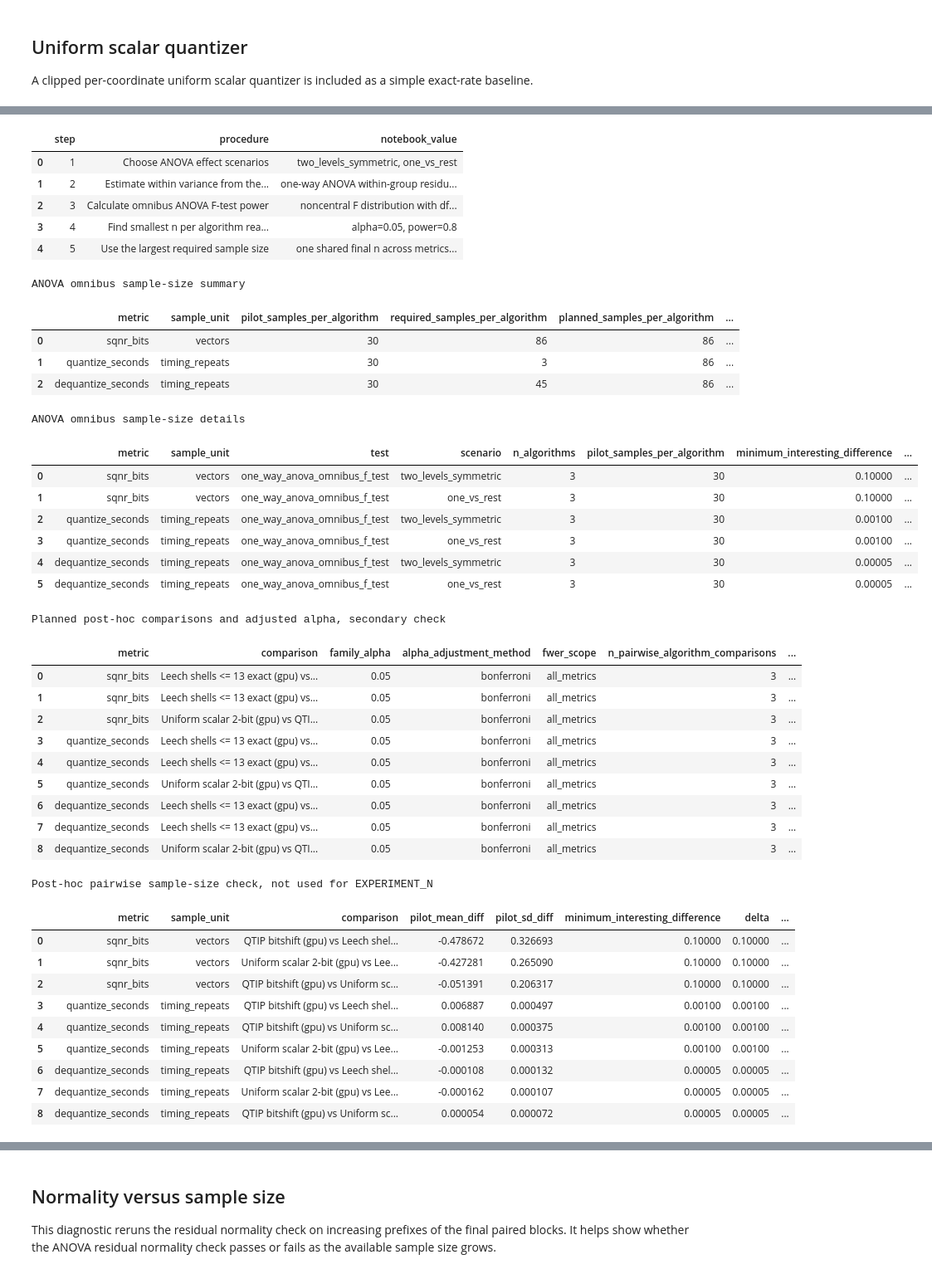
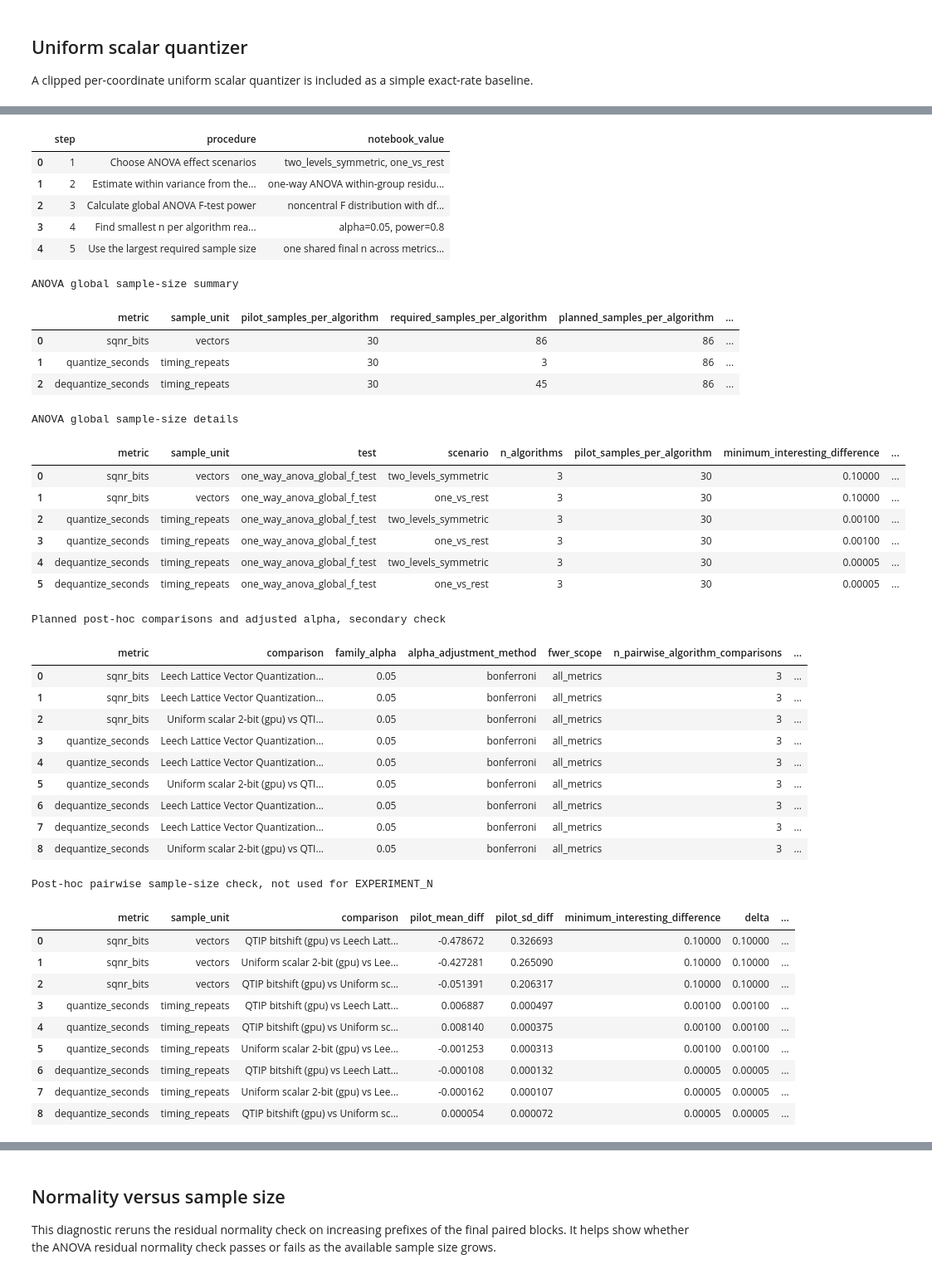
Before and after one commit to dmnunez1993/llm-quantization-benchmarks, a Jupyter notebook: quantizer_sample_size_experiment.ipynb, the cells around one changed output, grey strips where cells are left out. Shown at 83% size. Drawn from its saved outputs; the diff is of its cells as text; code cells hidden in the pictures.

```diff
--- a/quantizer_sample_size_experiment.ipynb
+++ b/quantizer_sample_size_experiment.ipynb
@@ -69,7 +69,7 @@ SEED = 0
 DIM = 24
 TARGET_BITS_PER_DIM = 2.0
 
-# Algorithms: Leech shell-13, uniform scalar 2-bit, and QTIP bitshift K=2.
+# Algorithms: Leech Lattice Vector Quantization, uniform scalar 2-bit, and QTIP bitshift K=2.
 LEECH_MAX_SHELL = 13
 LEECH_ANN_TOP_SHELLS = 0
 QTIP_REPO = ROOT / "third_party" / "qtip"
@@ -83,7 +83,7 @@ SCALE_BITS = 0
 SCALE_GRANULARITY = "none"
 PER_VECTOR_SCALAR_BITS = 0
 
-# Sample size calculation settings from the lecture: alpha, power, SD, and minimum interesting effect.
+# Sample size calculation settings: alpha, power, SD, and minimum interesting effect.
 # One run/block is one vector evaluated by every algorithm.
 # Each run records MSE, SQNR, quantize time, and dequantize time from the same quantize/dequantize call.
 PILOT_QUALITY_N = 30
@@ -102,7 +102,7 @@ FWER_SCOPE = "all_metrics"
 N_METRICS_FOR_FWER = 3
 MHT_CORRECTION_METHOD = "bonferroni"  # "bonferroni" or "sidak"
 
-# ANOVA omnibus sample-size scenarios from Topic 06.
+# Power-analysis sample-size scenarios for the three-algorithm mean comparison.
 ANOVA_EFFECT_SCENARIOS = ("two_levels_symmetric", "one_vs_rest")
 
 # Minimum interesting effects. Adjust these to match the claim you want to make.
@@ -110,9 +110,10 @@ MIN_INTERESTING_SQNR_BITS_DIFF = 0.10
 MIN_INTERESTING_QUANTIZE_SECONDS = 0.001
 MIN_INTERESTING_DEQUANTIZE_SECONDS = 0.00005
 
-# CSV output. Each top-to-bottom notebook execution writes exactly two raw data files in this run directory.
+# CSV output. Each top-to-bottom notebook execution writes exactly two raw data files in this deterministic run directory.
+# Re-running with the same SEED overwrites the same pilot/final CSVs, which keeps the experiment reproducible.
 RESULTS_DIR = ROOT / "results" / "quantizer_sample_size_experiment"
-RUN_ID = f"seed{SEED}_{time.strftime('%Y%m%d_%H%M%S')}"
+RUN_ID = f"seed{SEED}"
 RUN_DIR = RESULTS_DIR / RUN_ID
 
 
@@ -1516,7 +1517,7 @@ sample_size_procedure = pd.DataFrame([
     },
     {
         "step": 3,
-        "procedure": "Calculate omnibus ANOVA F-test power",
+        "procedure": "Calculate global ANOVA F-test power",
         "notebook_value": "noncentral F distribution with df1=a-1 and df2=a(n-1)",
     },
     {
@@ -1593,7 +1594,7 @@ sample_size_summary = pd.DataFrame([
         "minimum_interesting_difference": MIN_INTERESTING_SQNR_BITS_DIFF,
         "family_alpha": ALPHA,
         "power": POWER,
-        "calculation": "anova_omnibus_f_test",
+        "calculation": "anova_global_f_test",
     },
     {
         "metric": "quantize_seconds",
@@ -1604,7 +1605,7 @@ sample_size_summary = pd.DataFrame([
         "minimum_interesting_difference": MIN_INTERESTING_QUANTIZE_SECONDS,
         "family_alpha": ALPHA,
         "power": POWER,
-        "calculation": "anova_omnibus_f_test",
+        "calculation": "anova_global_f_test",
     },
     {
         "metric": "dequantize_seconds",
@@ -1615,7 +1616,7 @@ sample_size_summary = pd.DataFrame([
         "minimum_interesting_difference": MIN_INTERESTING_DEQUANTIZE_SECONDS,
         "family_alpha": ALPHA,
         "power": POWER,
-        "calculation": "anova_omnibus_f_test",
+        "calculation": "anova_global_f_test",
     },
 ])
 
@@ -1658,11 +1659,11 @@ print(f"Required dequantize timing runs per algorithm: {REQUIRED_DEQUANTIZE_REPE
 print(f"Final shared experiment runs per algorithm: {EXPERIMENT_N}")
 print(f"Post-hoc adjusted alpha per comparison for secondary check: {alpha_pair:.6g}")
 
-print("Topic 06 ANOVA sample-size procedure")
+print("Pilot-based sample-size calculation")
 display(sample_size_procedure)
-print("ANOVA omnibus sample-size summary")
+print("ANOVA global sample-size summary")
 display(sample_size_summary)
-print("ANOVA omnibus sample-size details")
+print("ANOVA global sample-size details")
 display(anova_sample_size_table)
 print("Planned post-hoc comparisons and adjusted alpha, secondary check")
 display(planned_comparisons)
@@ -1681,42 +1682,42 @@ Topic 06 ANOVA sample-size procedure
 |  | step | procedure | notebook_value |
 | 0 | 1 | Choose ANOVA effect scenarios | two_levels_symmetric, one_vs_rest |
 | 1 | 2 | Estimate within variance from the... | one-way ANOVA within-group residu... |
-| 2 | 3 | Calculate omnibus ANOVA F-test power | noncentral F distribution with df... |
+| 2 | 3 | Calculate global ANOVA F-test power | noncentral F distribution with df... |
 | 3 | 4 | Find smallest n per algorithm rea... | alpha=0.05, power=0.8 |
 | 4 | 5 | Use the largest required sample size | one shared final n across metrics... |
-ANOVA omnibus sample-size summary
+ANOVA global sample-size summary
 |  | metric | sample_unit | pilot_samples_per_algorithm | required_samples_per_algorithm | planned_samples_per_algorithm | ... |
 | 0 | sqnr_bits | vectors | 30 | 86 | 86 | ... |
 | 1 | quantize_seconds | timing_repeats | 30 | 3 | 86 | ... |
 | 2 | dequantize_seconds | timing_repeats | 30 | 45 | 86 | ... |
-ANOVA omnibus sample-size details
+ANOVA global sample-size details
 |  | metric | sample_unit | test | scenario | n_algorithms | pilot_samples_per_algorithm | minimum_interesting_difference | ... |
-| 0 | sqnr_bits | vectors | one_way_anova_omnibus_f_test | two_levels_symmetric | 3 | 30 | 0.10000 | ... |
-| 1 | sqnr_bits | vectors | one_way_anova_omnibus_f_test | one_vs_rest | 3 | 30 | 0.10000 | ... |
-| 2 | quantize_seconds | timing_repeats | one_way_anova_omnibus_f_test | two_levels_symmetric | 3 | 30 | 0.00100 | ... |
-| 3 | quantize_seconds | timing_repeats | one_way_anova_omnibus_f_test | one_vs_rest | 3 | 30 | 0.00100 | ... |
-| 4 | dequantize_seconds | timing_repeats | one_way_anova_omnibus_f_test | two_levels_symmetric | 3 | 30 | 0.00005 | ... |
-| 5 | dequantize_seconds | timing_repeats | one_way_anova_omnibus_f_test | one_vs_rest | 3 | 30 | 0.00005 | ... |
+| 0 | sqnr_bits | vectors | one_way_anova_global_f_test | two_levels_symmetric | 3 | 30 | 0.10000 | ... |
+| 1 | sqnr_bits | vectors | one_way_anova_global_f_test | one_vs_rest | 3 | 30 | 0.10000 | ... |
+| 2 | quantize_seconds | timing_repeats | one_way_anova_global_f_test | two_levels_symmetric | 3 | 30 | 0.00100 | ... |
+| 3 | quantize_seconds | timing_repeats | one_way_anova_global_f_test | one_vs_rest | 3 | 30 | 0.00100 | ... |
+| 4 | dequantize_seconds | timing_repeats | one_way_anova_global_f_test | two_levels_symmetric | 3 | 30 | 0.00005 | ... |
+| 5 | dequantize_seconds | timing_repeats | one_way_anova_global_f_test | one_vs_rest | 3 | 30 | 0.00005 | ... |
 Planned post-hoc comparisons and adjusted alpha, secondary check
 |  | metric | comparison | family_alpha | alpha_adjustment_method | fwer_scope | n_pairwise_algorithm_comparisons | ... |
-| 0 | sqnr_bits | Leech shells <= 13 exact (gpu) vs... | 0.05 | bonferroni | all_metrics | 3 | ... |
-| 1 | sqnr_bits | Leech shells <= 13 exact (gpu) vs... | 0.05 | bonferroni | all_metrics | 3 | ... |
+| 0 | sqnr_bits | Leech Lattice Vector Quantization... | 0.05 | bonferroni | all_metrics | 3 | ... |
+| 1 | sqnr_bits | Leech Lattice Vector Quantization... | 0.05 | bonferroni | all_metrics | 3 | ... |
 | 2 | sqnr_bits | Uniform scalar 2-bit (gpu) vs QTI... | 0.05 | bonferroni | all_metrics | 3 | ... |
-| 3 | quantize_seconds | Leech shells <= 13 exact (gpu) vs... | 0.05 | bonferroni | all_metrics | 3 | ... |
-| 4 | quantize_seconds | Leech shells <= 13 exact (gpu) vs... | 0.05 | bonferroni | all_metrics | 3 | ... |
+| 3 | quantize_seconds | Leech Lattice Vector Quantization... | 0.05 | bonferroni | all_metrics | 3 | ... |
+| 4 | quantize_seconds | Leech Lattice Vector Quantization... | 0.05 | bonferroni | all_metrics | 3 | ... |
 | 5 | quantize_seconds | Uniform scalar 2-bit (gpu) vs QTI... | 0.05 | bonferroni | all_metrics | 3 | ... |
-| 6 | dequantize_seconds | Leech shells <= 13 exact (gpu) vs... | 0.05 | bonferroni | all_metrics | 3 | ... |
-| 7 | dequantize_seconds | Leech shells <= 13 exact (gpu) vs... | 0.05 | bonferroni | all_metrics | 3 | ... |
+| 6 | dequantize_seconds | Leech Lattice Vector Quantization... | 0.05 | bonferroni | all_metrics | 3 | ... |
+| 7 | dequantize_seconds | Leech Lattice Vector Quantization... | 0.05 | bonferroni | all_metrics | 3 | ... |
 | 8 | dequantize_seconds | Uniform scalar 2-bit (gpu) vs QTI... | 0.05 | bonferroni | all_metrics | 3 | ... |
 Post-hoc pairwise sample-size check, not used for EXPERIMENT_N
 |  | metric | sample_unit | comparison | pilot_mean_diff | pilot_sd_diff | minimum_interesting_difference | delta | ... |
-| 0 | sqnr_bits | vectors | QTIP bitshift (gpu) vs Leech shel... | -0.478672 | 0.326693 | 0.10000 | 0.10000 | ... |
+| 0 | sqnr_bits | vectors | QTIP bitshift (gpu) vs Leech Latt... | -0.478672 | 0.326693 | 0.10000 | 0.10000 | ... |
 | 1 | sqnr_bits | vectors | Uniform scalar 2-bit (gpu) vs Lee... | -0.427281 | 0.265090 | 0.10000 | 0.10000 | ... |
 | 2 | sqnr_bits | vectors | QTIP bitshift (gpu) vs Uniform sc... | -0.051391 | 0.206317 | 0.10000 | 0.10000 | ... |
-| 3 | quantize_seconds | timing_repeats | QTIP bitshift (gpu) vs Leech shel... | 0.006887 | 0.000497 | 0.00100 | 0.00100 | ... |
+| 3 | quantize_seconds | timing_repeats | QTIP bitshift (gpu) vs Leech Latt... | 0.006887 | 0.000497 | 0.00100 | 0.00100 | ... |
 | 4 | quantize_seconds | timing_repeats | QTIP bitshift (gpu) vs Uniform sc... | 0.008140 | 0.000375 | 0.00100 | 0.00100 | ... |
 | 5 | quantize_seconds | timing_repeats | Uniform scalar 2-bit (gpu) vs Lee... | -0.001253 | 0.000313 | 0.00100 | 0.00100 | ... |
-| 6 | dequantize_seconds | timing_repeats | QTIP bitshift (gpu) vs Leech shel... | -0.000108 | 0.000132 | 0.00005 | 0.00005 | ... |
+| 6 | dequantize_seconds | timing_repeats | QTIP bitshift (gpu) vs Leech Latt... | -0.000108 | 0.000132 | 0.00005 | 0.00005 | ... |
 | 7 | dequantize_seconds | timing_repeats | Uniform scalar 2-bit (gpu) vs Lee... | -0.000162 | 0.000107 | 0.00005 | 0.00005 | ... |
 | 8 | dequantize_seconds | timing_repeats | QTIP bitshift (gpu) vs Uniform sc... | 0.000054 | 0.000072 | 0.00005 | 0.00005 | ... |
 # %% [markdown]
```
Also changed, not shown: parts of 9 cells of this notebook, 9 other files.
